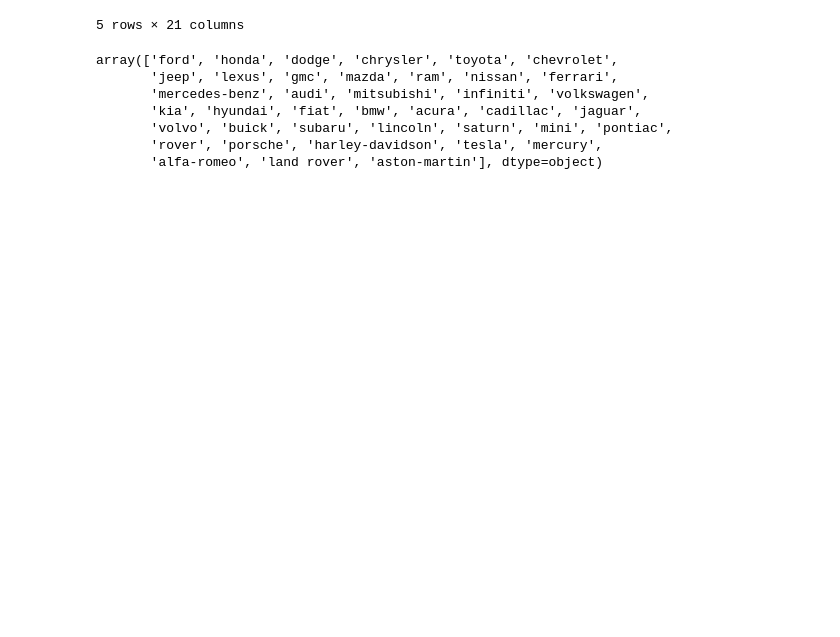
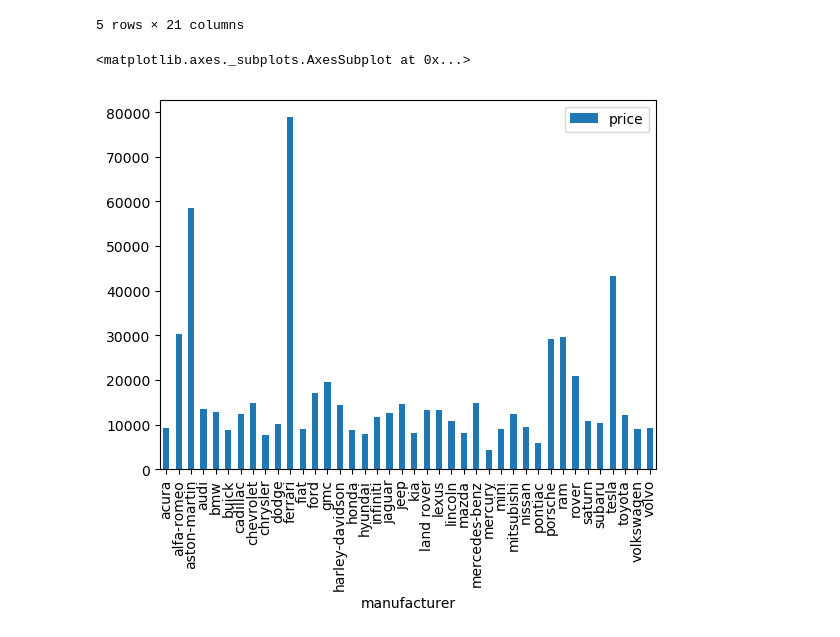
Before and after one commit to Tim-U-12/bootcamp_project_one, a Jupyter notebook: code/Tim_main.ipynb, the cells around one changed output. Cells and saved outputs as stored; diff of their text form; code cells hidden in the pictures; blank space fills up the shorter version.

Commit message:
Moved around files | Display average price for each brand | Count the number of cars from each brand listed

```diff
--- a/code/Tim_main.ipynb
+++ b/code/Tim_main.ipynb
@@ -11,7 +14,10 @@ import pandas as pd
 import numpy as np
 # %%
 vehicle_listing_data = os.path.join("..", "output_data", "vehicles_cleaned.csv")
-vehicle_listing_df = pd.read_csv(vehicle_data)
+vehicle_listing_df = pd.read_csv(vehicle_listing_data)
+
+vehicle_sold_data = os.path.join("..", "output_data", "used_cars_sold_cleaned.csv")
+vehicle_sold_df = pd.read_csv(vehicle_sold_data)
 # %%
 vehicle_listing_df.head()
 # %% [output]
@@ -23,12 +29,13 @@ vehicle_listing_df.head()
 | 4 | 4 | 7312144944 | auburn | 15000 | 2017.0 | dodge | charger rt 4dr sedan | excellent | 8 cylinders | gas | ... |
 5 rows × 21 columns
 # %%
-vehicle_data_df["manufacturer"].unique()
+# Remove values greater than or lower than 3 standard deviation
+vehicle_listing_df = vehicle_listing_df[~(np.abs(vehicle_listing_df.price-vehicle_listing_df.price.mean()) > (3*vehicle_listing_df.price.std()))]
-# %% [output]
-array(['ford', 'honda', 'dodge', 'chrysler', 'toyota', 'chevrolet',
-       'jeep', 'lexus', 'gmc', 'mazda', 'ram', 'nissan', 'ferrari',
-       'mercedes-benz', 'audi', 'mitsubishi', 'infiniti', 'volkswagen',
-       'kia', 'hyundai', 'fiat', 'bmw', 'acura', 'cadillac', 'jaguar',
-       'volvo', 'buick', 'subaru', 'lincoln', 'saturn', 'mini', 'pontiac',
-       'rover', 'porsche', 'harley-davidson', 'tesla', 'mercury',
-       'alfa-romeo', 'land rover', 'aston-martin'], dtype=object)
+# %%
+# Average price per car type
+average_listing_price = vehicle_listing_df[["manufacturer","price"]].groupby(["manufacturer"]).mean().sort_index()
+# %%
+average_listing_price.plot.bar()
+# %% [output]
+<matplotlib.axes._subplots.AxesSubplot at 0x...>
+[figure, added]
```
Also changed, not shown: parts of 5 cells of this notebook, 1 other file.
